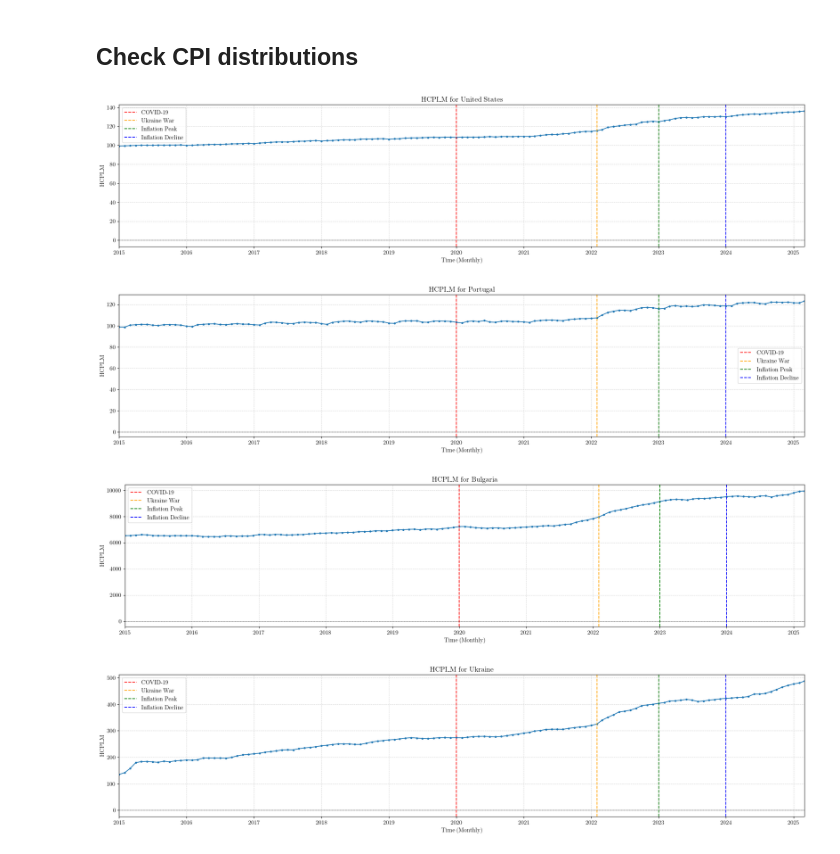
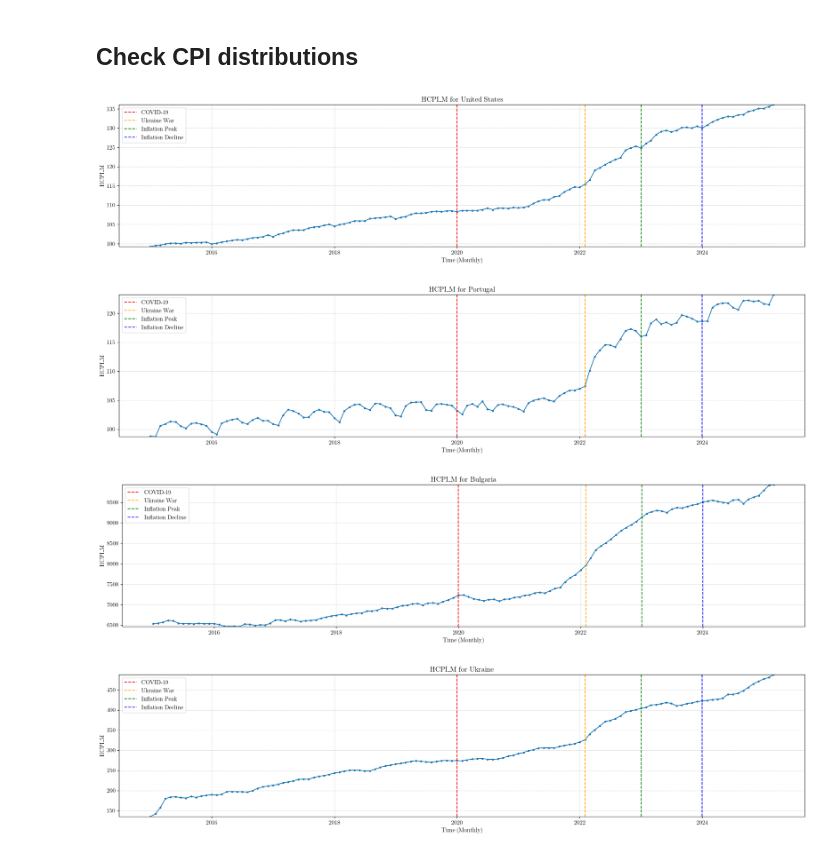
Before and after one commit to jepe06/CAA02, a Jupyter notebook: data hcpi_m.ipynb, the cells around one changed output. Cells and saved outputs as stored; diff of their text form; code cells hidden in the pictures.

```diff
--- a/data hcpi_m.ipynb
+++ b/data hcpi_m.ipynb
@@ -503,27 +503,27 @@ hcpi_m.head(3)
 # %%
 def plot_hcpi_m(code):
     plt.figure(figsize=(20, 5))
-    plt.plot(hcpi_m.index, hcpi_m[code], linestyle='-', marker='o', markersize=3)
+    plt.plot(hcpi_m.loc[pd.Timestamp("2015-01"):].index, hcpi_m.loc[pd.Timestamp("2015-01"):][code], linestyle='-', marker='o', markersize=3)
     plt.xlabel("Time (Monthly)")
     plt.ylabel("HCPI_M")
     plt.title(f"HCPI_M for {country_map[code]}")
     plt.grid(True, linestyle='--', alpha=0.5)
     plt.axhline(y=0, color='black', linestyle='--', linewidth=0.5)
     plt.axvline(x=pd.Timestamp("2020-01-01"), color='red', linestyle='--', label='COVID-19')
     plt.axvline(x=pd.Timestamp("2022-02-01"), color='orange', linestyle='--', label='Ukraine War')
     plt.axvline(x=pd.Timestamp("2023-01-01"), color='green', linestyle='--', label='Inflation Peak')
     plt.axvline(x=pd.Timestamp("2024-01-01"), color='blue', linestyle='--', label='Inflation Decline')
-    plt.xlim(pd.Timestamp("2015-01"), hcpi_m.index[-1])
+    plt.ylim(min(hcpi_m.loc[pd.Timestamp("2015-01"):][code]), max(hcpi_m.loc[pd.Timestamp("2015-01"):][code]))
     plt.legend()
     plt.tight_layout()
     plt.show()
 
 plot_hcpi_m("USA")
 plot_hcpi_m("PRT")
 plot_hcpi_m("BGR")
 plot_hcpi_m("UKR")
 # %% [output]
-[figure, old version]
+[figure, new version]
-[figure, old version]
+[figure, new version]
-[figure, old version]
+[figure, new version]
-[figure, old version]
+[figure, new version]
```
